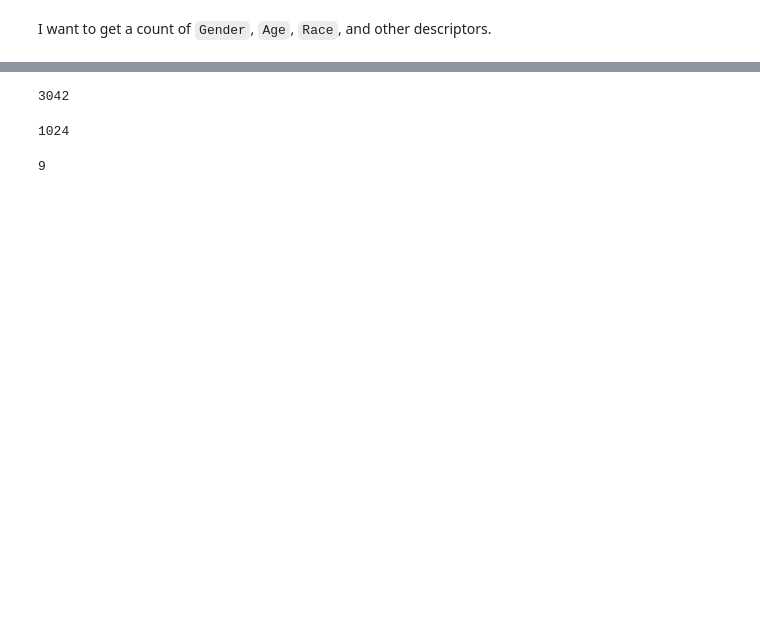
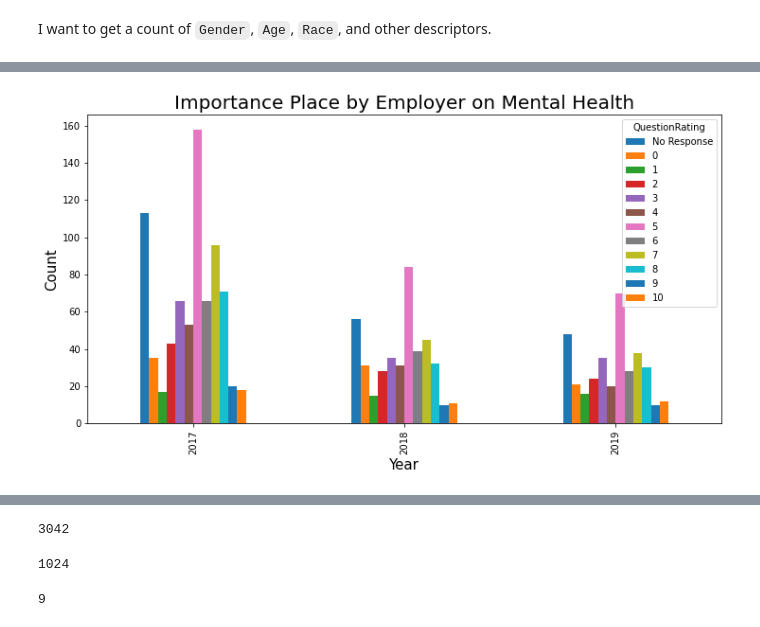
Before and after one commit to laurmarshall/Burnout-In-Tech, a Jupyter notebook: eda.ipynb, the cells around one changed output, grey strips where cells are left out. Drawn from its saved outputs; the diff is of its cells as text; code cells hidden in the pictures; blank space fills up the shorter version.

```diff
--- a/eda.ipynb
+++ b/eda.ipynb
@@ -160,0 +241,7 @@ I want to get a count of `Gender`, `Age`, `Race`, and other descriptors.
+# %%
+overall_employer_mental_df = pd.DataFrame(overall_employer_mental).reset_index()
+overall_employer_mental_df = overall_employer_mental_df.reset_index()
+overall_employer_mental_df = overall_employer_mental_df.rename\
+(columns={"Overall, how much importance does your employer place on mental health?": "QuestionRating",\
+          "Are you openly identified at work as a person with a mental health issue?": "Count"})
+overall_employer_mental_df
@@ -160,0 +270,4 @@ I want to get a count of `Gender`, `Age`, `Race`, and other descriptors.
+# %%
+overall_employer_mental_df = overall_employer_mental_df.pivot(index='SurveyID',\
+                                                              columns='QuestionRating',\
+                                                              values = 'Count')
@@ -160,0 +276,3 @@ I want to get a count of `Gender`, `Age`, `Race`, and other descriptors.
+# %%
+overall_employer_mental_df = overall_employer_mental_df.rename(columns={'-1':'No Response'})
+overall_employer_mental_df
@@ -160,0 +285,3 @@ I want to get a count of `Gender`, `Age`, `Race`, and other descriptors.
+# %%
+overall_employer_mental_df = overall_employer_mental_df[['No Response', '0', '1', '2','3','4','5','6','7','8','9','10']]
+overall_employer_mental_df
@@ -160,0 +294,8 @@ I want to get a count of `Gender`, `Age`, `Race`, and other descriptors.
+# %%
+overall_employer_mental_df.plot(kind='bar', figsize=(12,6))
+plt.title('Importance Place by Employer on Mental Health', fontsize=20)
+plt.ylabel('Count', fontsize=15)
+plt.xlabel('Year', fontsize=15)
+plt.show()
+# %% [output]
+[figure, added]
```
Also changed, not shown: parts of 53 cells of this notebook.
